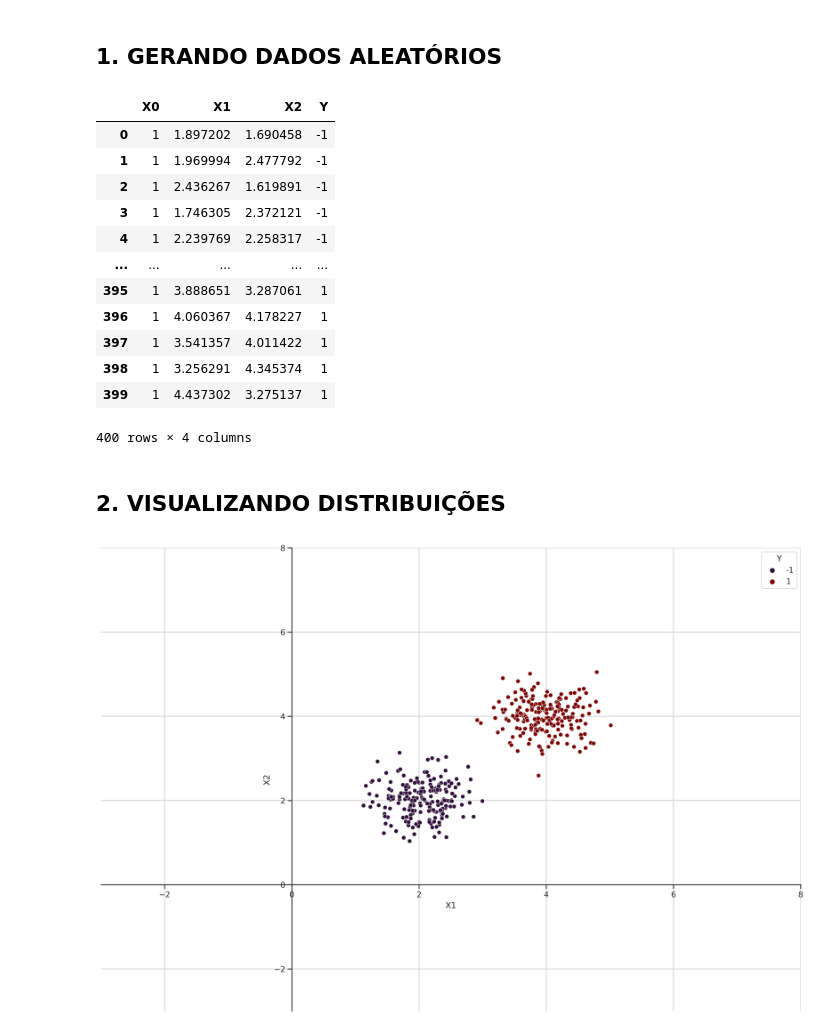
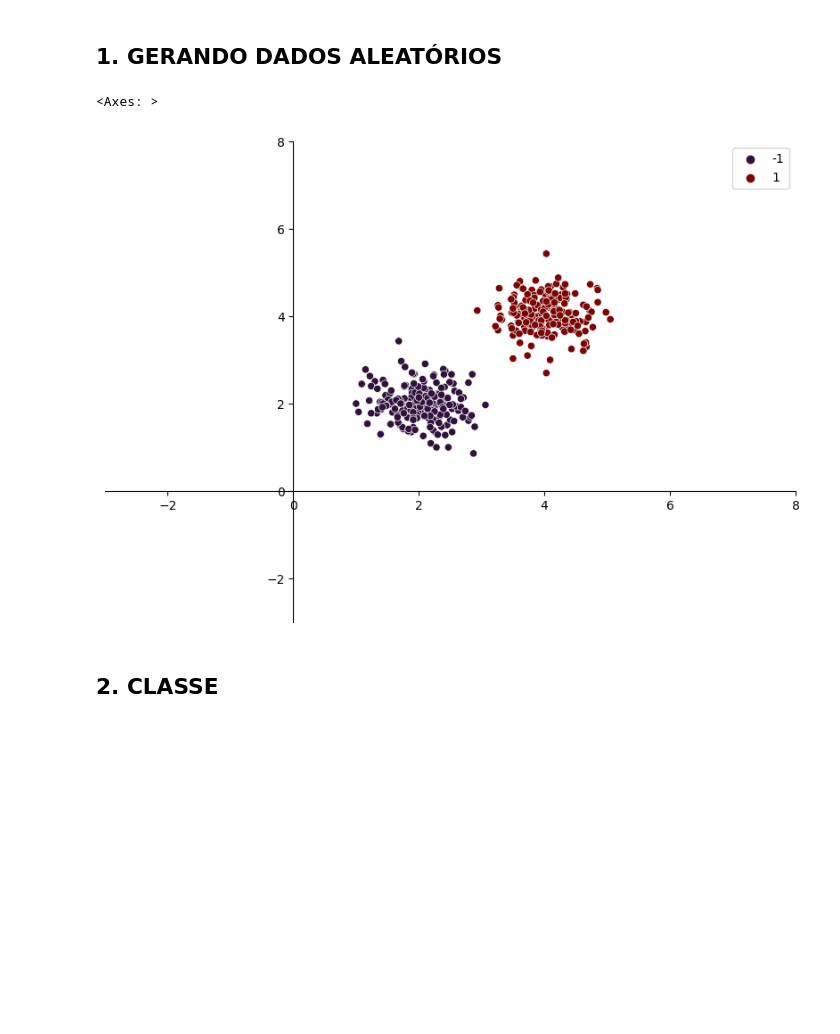
Before and after one commit to gstvortiz/redes-neurais-artificiais, a Jupyter notebook: Atividade 2/notebook.ipynb, the cells around one changed output. Drawn from its saved outputs; the diff is of its cells as text; code cells hidden in the pictures; blank space fills up the shorter version.

```diff
--- a/Atividade 2/notebook.ipynb
+++ b/Atividade 2/notebook.ipynb
@@ -16,8 +12,5 @@ import numpy as np
 import pandas as pd
 import seaborn as sns
 import matplotlib.pyplot as plt
-plt.rcParams['figure.dpi'] = 300
-sns.set(rc={"figure.dpi":300})
-sns.set_style('ticks')
 pd.options.display.max_columns = None
 pd.options.display.max_rows = 100
@@ -26,44 +17,38 @@ pd.options.display.max_rows = 100
+# %%
+def PrepararDados(dados, col = 'y'):
+    X = dados.drop(col, axis = 1).values
+    y = dados[col].values
+    return X, y
 # %%
-def scatterplot(data, x, y, hue = None, figsize = (14, 8), xlim = (-3, 8), ylim = (-3, 8)):
-    ax = sns.scatterplot(data = data, x = x, y = y, hue = hue, palette='turbo' if hue else None)
-    ax.figure.set_size_inches(figsize)
-    ax.spines['bottom'].set_position('zero')
-    ax.spines['left'].set_position('zero')
-    ax.spines['top'].set_visible(False)
-    ax.spines['right'].set_visible(False)
-    ax.set_xlim(xlim)
-    ax.set_ylim(ylim)
-    return ax
+class Figure():
+    def __init__(self, fs = (10, 7), xlim = (-3, 8), ylim = (-3, 8)):
+        self.fs = fs
+        self.xlim = xlim
+        self.ylim = ylim
+
+    def PlanoCartesiano(self):
+        fig, ax = plt.subplots(figsize=self.fs)
+        ax.spines['bottom'].set_position('zero')
+        ax.spines['left'].set_position('zero')
+        ax.spines['top'].set_visible(False)
+        ax.spines['right'].set_visible(False)
+        ax.set_xlim(self.xlim[0], self.xlim[1])
+        ax.set_ylim(self.ylim[0], self.ylim[1])
+        return fig, ax
 # %% [markdown]
 ***
 # <font color=seagreen size=10>CONHECENDO DADOS</font>
 ***
 # %% [markdown]
 ## 1. GERANDO DADOS ALEATÓRIOS
-# %%
-c1 = {'X0': 1, 'X1': np.random.normal(2, 0.4, 200), 'X2': np.random.normal(2, 0.4, 200), 'Y': -1}
-c2 = {'X0': 1, 'X1': np.random.normal(4, 0.4, 200), 'X2': np.random.normal(4, 0.4, 200),  'Y': 1}
-
-dados = pd.concat([pd.DataFrame(c1), pd.DataFrame(c2)]).reset_index(drop = True)
-dados
-# %% [output]
-|  | X0 | X1 | X2 | Y |
-| 0 | 1 | 1.897202 | 1.690458 | -1 |
-| 1 | 1 | 1.969994 | 2.477792 | -1 |
-| 2 | 1 | 2.436267 | 1.619891 | -1 |
-| 3 | 1 | 1.746305 | 2.372121 | -1 |
-| 4 | 1 | 2.239769 | 2.258317 | -1 |
-| ... | ... | ... | ... | ... |
-| 395 | 1 | 3.888651 | 3.287061 | 1 |
-| 396 | 1 | 4.060367 | 4.178227 | 1 |
-| 397 | 1 | 3.541357 | 4.011422 | 1 |
-| 398 | 1 | 3.256291 | 4.345374 | 1 |
-| 399 | 1 | 4.437302 | 3.275137 | 1 |
-400 rows × 4 columns
+# %%
+dados = pd.read_csv('data/samples.csv')
+X, y = PrepararDados(dados)
+
+fig, ax = Figure().PlanoCartesiano()
+sns.scatterplot(x = X[:, 1], y = X[:, 2], hue = y, palette = 'turbo', ax = ax)
+# %% [output]
+<Axes: >
+[figure, added]
 # %% [markdown]
-## 2. VISUALIZANDO DISTRIBUIÇÕES
+## 2. CLASSE
-# %%
-ax = scatterplot(data = dados, x = 'X1', y = 'X2', hue = 'Y', figsize = (18, 12))
-ax.grid(True)
-# %% [output]
-[figure, removed]
```
Also changed, not shown: parts of 18 cells of this notebook, 1 other file.
